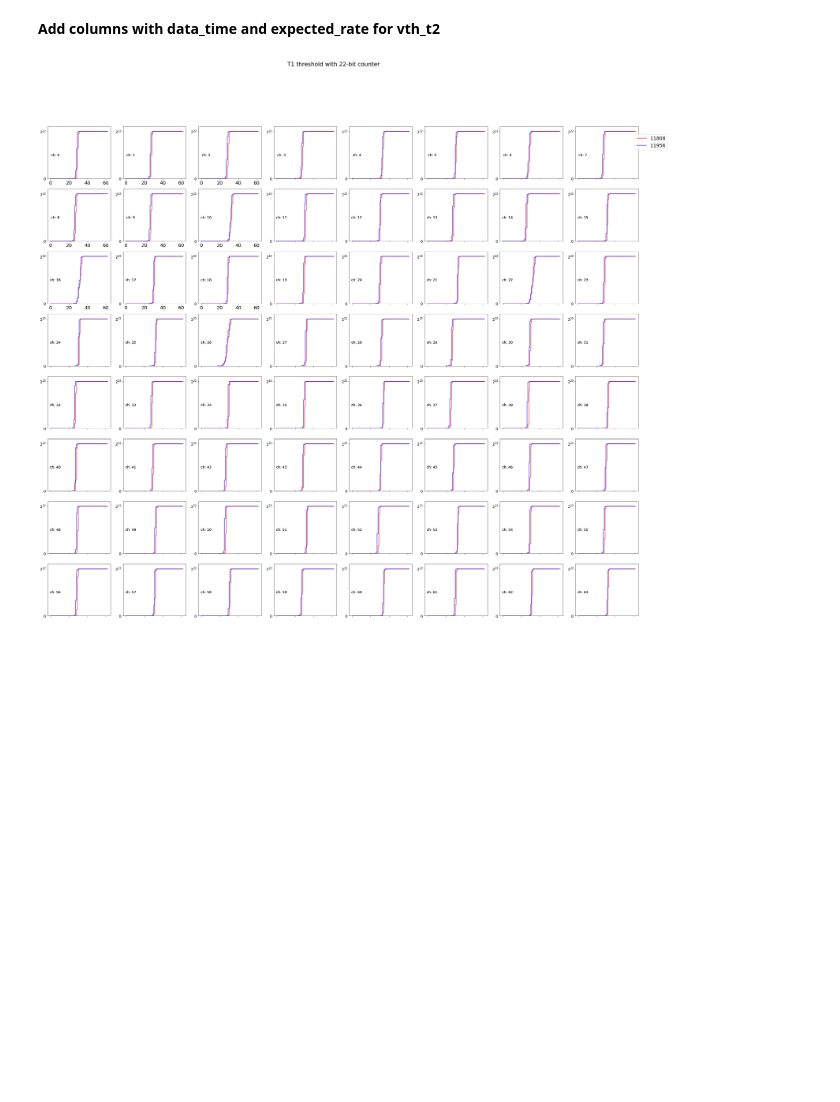
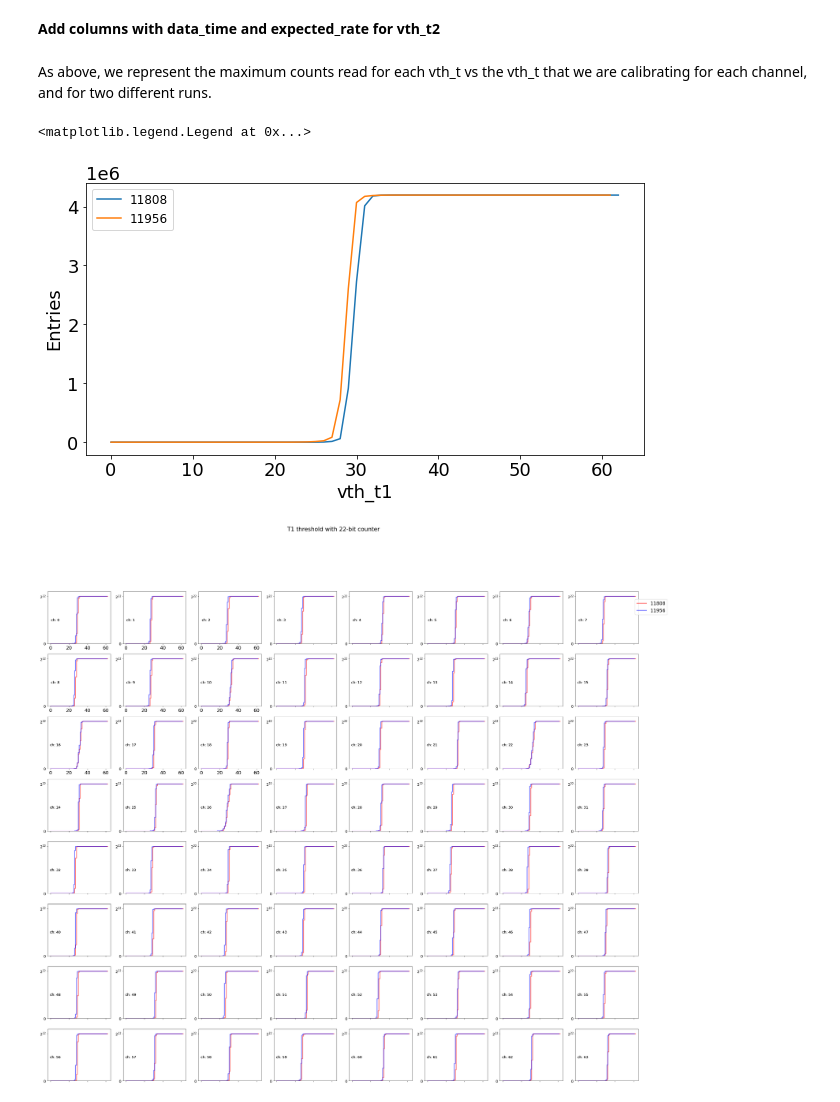
Before and after one commit to petalo-project/ANTEANB, a Jupyter notebook: preproc/Threshold_calibration_summary.ipynb, the cells around one changed output. Saved outputs shown, nothing was run; the diff lists cells and outputs as text; code cells hidden in the pictures; blank space fills up the shorter version.

```diff
--- a/preproc/Threshold_calibration_summary.ipynb
+++ b/preproc/Threshold_calibration_summary.ipynb
@@ -235,6 +248,18 @@ dfs[0]['expected_rate'] = dfs[0]['sum'] / dfs[0]['data_time']
 
 dfs[1]['data_time'] = (2**22 * 5) / 1e9 * dfs[1]['count']
 dfs[1]['expected_rate'] = dfs[1]['sum'] / dfs[1]['data_time']
+# %% [markdown]
+As above, we represent the maximum counts read for each vth_t vs the vth_t that we are calibrating for each channel, and for two different runs.
+# %%
+plt.figure(figsize = (10, 5))
+plt.plot(dfs[0][dfs[0]['channel_id'] == 0][field].values, dfs[0][dfs[0]['channel_id'] == 0]['max'].values, label = runs['run_number'][0])
+plt.plot(dfs[1][dfs[1]['channel_id'] == 0][field].values, dfs[1][dfs[1]['channel_id'] == 0]['max'].values, label = runs['run_number'][1])
+plt.xlabel(field)
+plt.ylabel('Entries')
+plt.legend(fontsize = 12)
+# %% [output]
+<matplotlib.legend.Legend at 0x...>
+[figure, added]
 # %%
 plot_channels_multiple_runs(dfs, runs, channels, title="T1 threshold with 22-bit counter")
 # %% [output]
```
Also changed, not shown: parts of 9 cells of this notebook.
